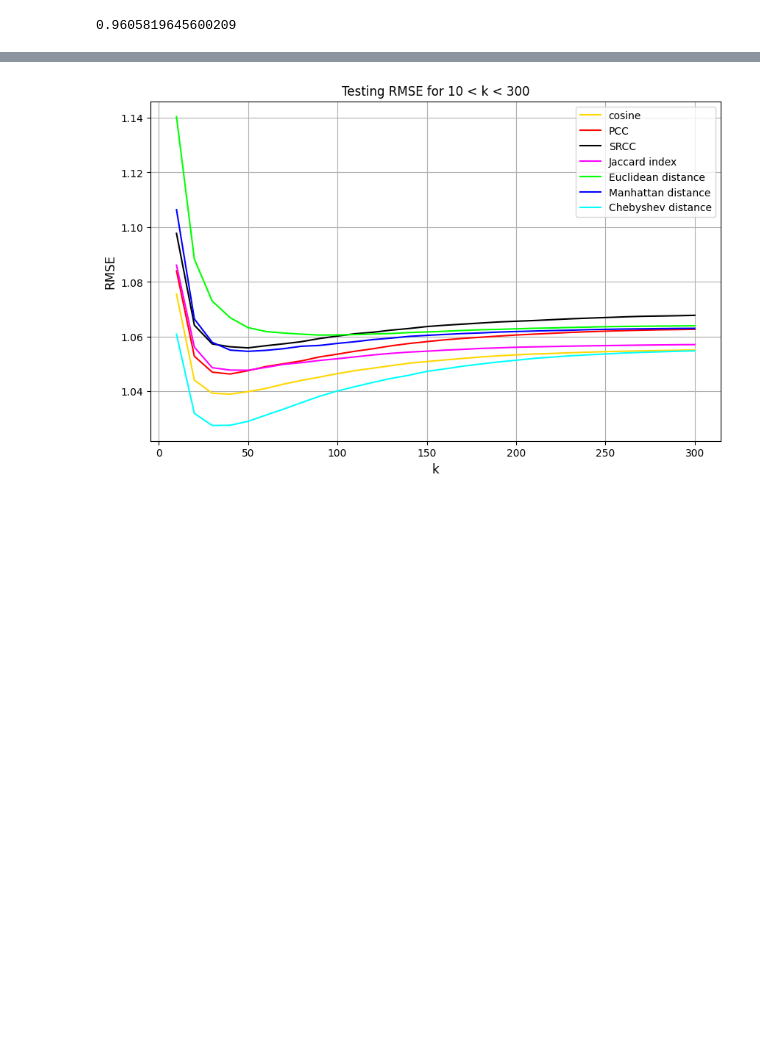
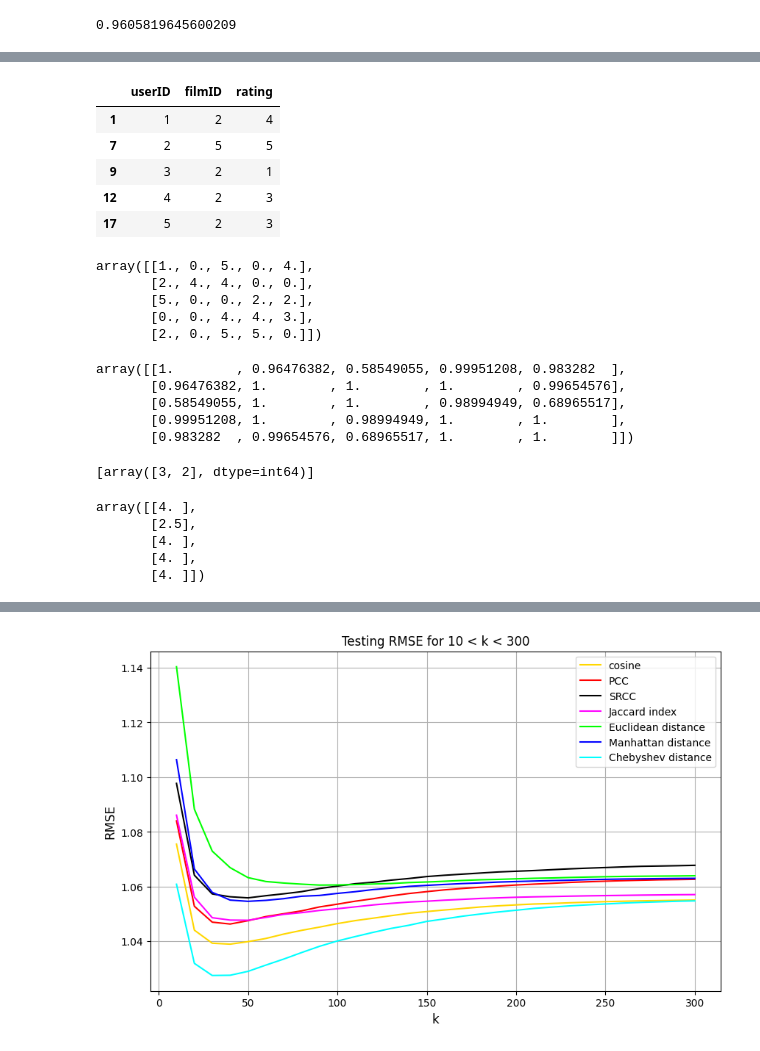
Before and after one commit to JustinDialdestoro/M4R_Clustering, a Jupyter notebook: Python/CF_testing.ipynb, the cells around one changed output, grey strips where cells are left out. Drawn from its saved outputs; the diff is of its cells as text; code cells hidden in the pictures; blank space fills up the shorter version.

```diff
--- a/Python/CF_testing.ipynb
+++ b/Python/CF_testing.ipynb
@@ -70,3 +115,42 @@ s = gen_cos_brute(ui, True)
+# %%
+df.iloc[fold_inds[0]]
+# %% [output]
+|  | userID | filmID | rating |
+| 1 | 1 | 2 | 4 |
+| 7 | 2 | 5 | 5 |
+| 9 | 3 | 2 | 1 |
+| 12 | 4 | 2 | 3 |
+| 17 | 5 | 2 | 3 |
+# %%
+ui = CF.gen_ui_matrix(folds[0], df)
+ui
+# %% [output]
+array([[1., 0., 5., 0., 4.],
+       [2., 4., 4., 0., 0.],
+       [5., 0., 0., 2., 2.],
+       [0., 0., 4., 4., 3.],
+       [2., 0., 5., 5., 0.]])
+# %%
+sim = gen_cos_brute(ui, True)
+sim
+# %% [output]
+array([[1.        , 0.96476382, 0.58549055, 0.99951208, 0.983282  ],
+       [0.96476382, 1.        , 1.        , 1.        , 0.99654576],
+       [0.58549055, 1.        , 1.        , 0.98994949, 0.68965517],
+       [0.99951208, 1.        , 0.98994949, 1.        , 1.        ],
+       [0.983282  , 0.99654576, 0.68965517, 1.        , 1.        ]])
+# %%
+CF.find_knn(ui, sim, 2, 1, 4, True)
+# %% [output]
+[array([3, 2], dtype=int64)]
+# %%
+CF.pred(df, fold_inds[0], ui, sim, 2, True)
+# %% [output]
+array([[4. ],
+       [2.5],
+       [4. ],
+       [4. ],
+       [4. ]])
 # %%
 k_range = np.arange(10,301,10)
 # %%
```
Also changed, not shown: parts of 5 cells of this notebook.
